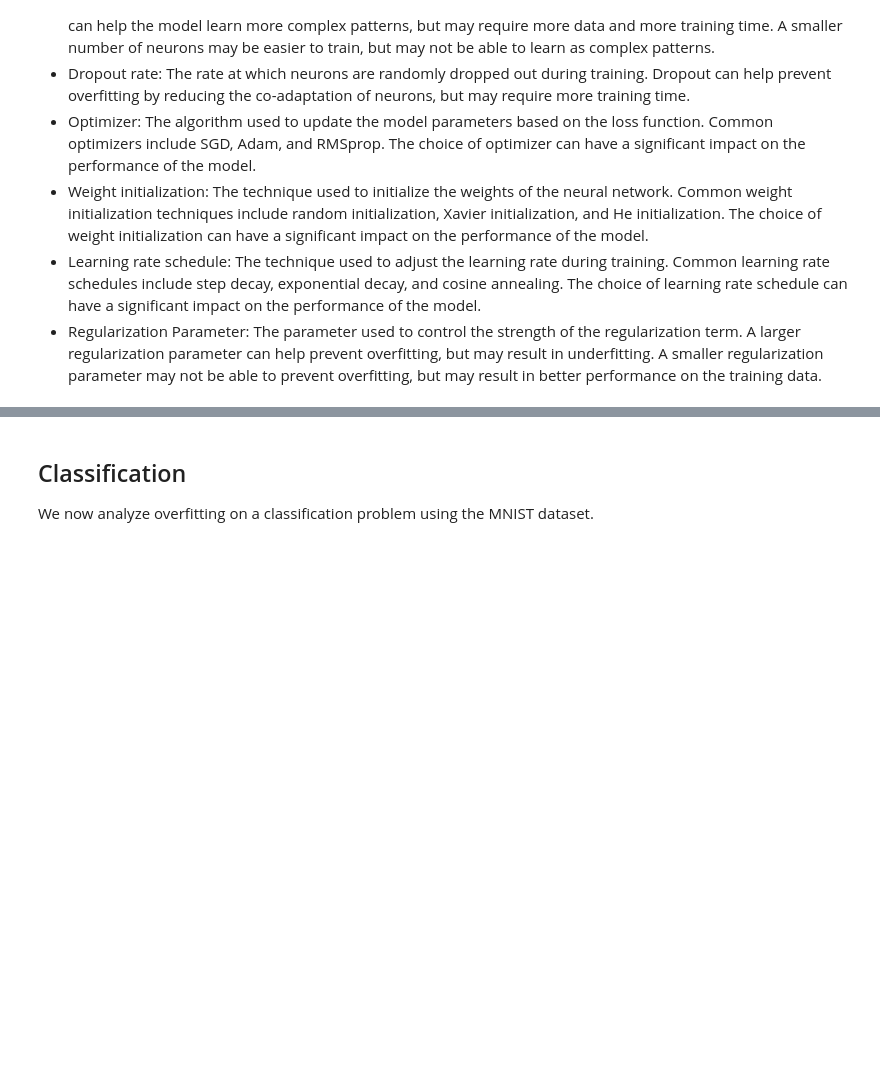
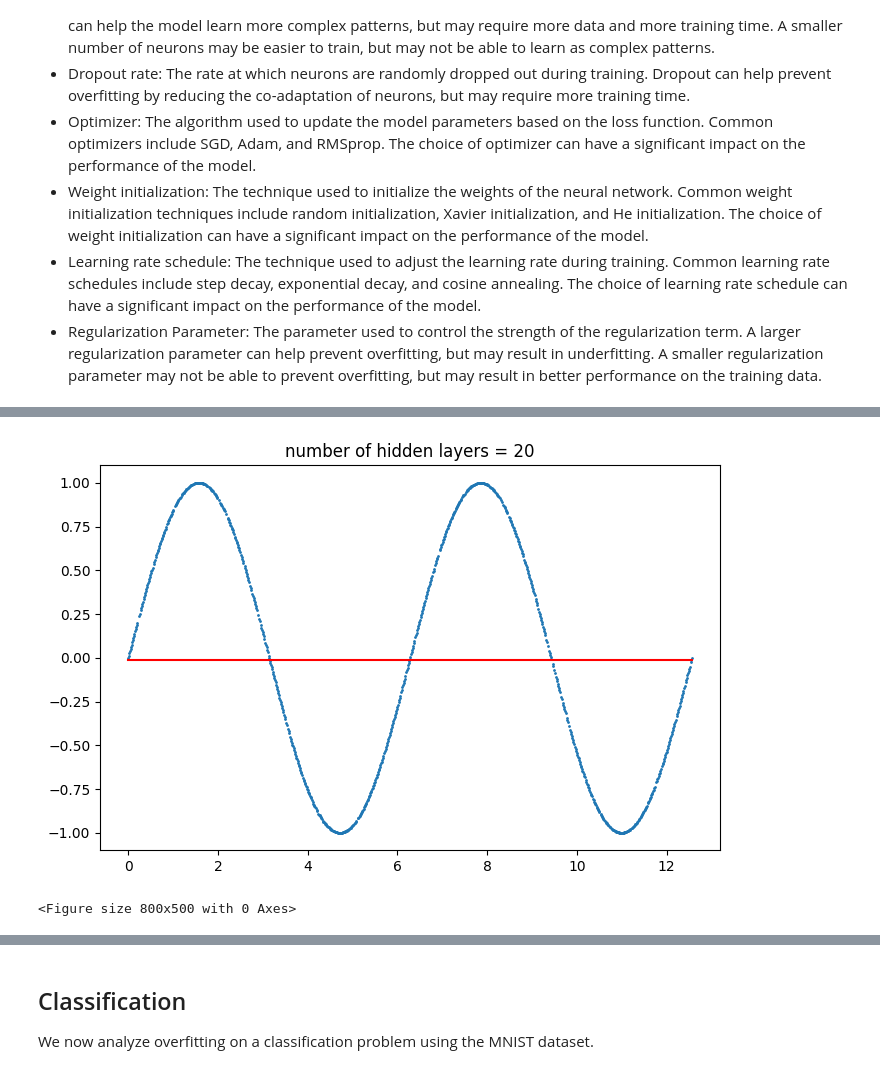
Before and after one commit to Shahriar-0/Neural-Networks-and-Deep-Learning-Course-Projects-S2024, a Jupyter notebook: HW1-FullyConnectedNeuralNetworks/src/4.OptimisedNN.ipynb, the cells around one changed output, grey strips where cells are left out. Drawn from its saved outputs; the diff is of its cells as text; code cells hidden in the pictures; blank space fills up the shorter version.

```diff
--- a/HW1-FullyConnectedNeuralNetworks/src/4.OptimisedNN.ipynb
+++ b/HW1-FullyConnectedNeuralNetworks/src/4.OptimisedNN.ipynb
@@ -925,0 +391,33 @@ Mean Absolute Error: 0.6387691035293561
+# %%
+x_train, x_test, y_train, y_test = train_test_split(x, y, test_size=0.1, shuffle=True)
+
+frames = []
+mse_train = []
+mse_test = []
+r2_train = []
+r2_test = []
+
+layers = list(range(1, 21))
+
+_ = plt.figure(figsize=(8,5))
+for i in layers:
+    model = create_model(i)
+    model.fit(x_train, y_train, epochs=200, verbose=False, batch_size=16)
+
+    y_train_pred = model.predict(x_train)
+    y_test_pred = model.predict(x_test)
+    mse_train.append(mean_squared_error(y_train_pred, y_train))
+    mse_test.append(mean_squared_error(y_test_pred, y_test))
+    r2_train.append(r2_score(y_train_pred, y_train))
+    r2_test.append(r2_score(y_test_pred, y_test))
+
+    y_pred = model.predict(x)
+    plt.title(f'number of hidden layers = {i}')
+    plt.plot(x, y_pred, 'red')
+    plt.scatter(x_train, y_train, s=1)
+
+    show_animated(True, frames)
+save_gif(frames, 'regression-number-of-layers')
+# %% [output]
+[figure, added]
+<Figure size 800x500 with 0 Axes>
```
Also changed, not shown: parts of 98 cells of this notebook, 7 other files.
